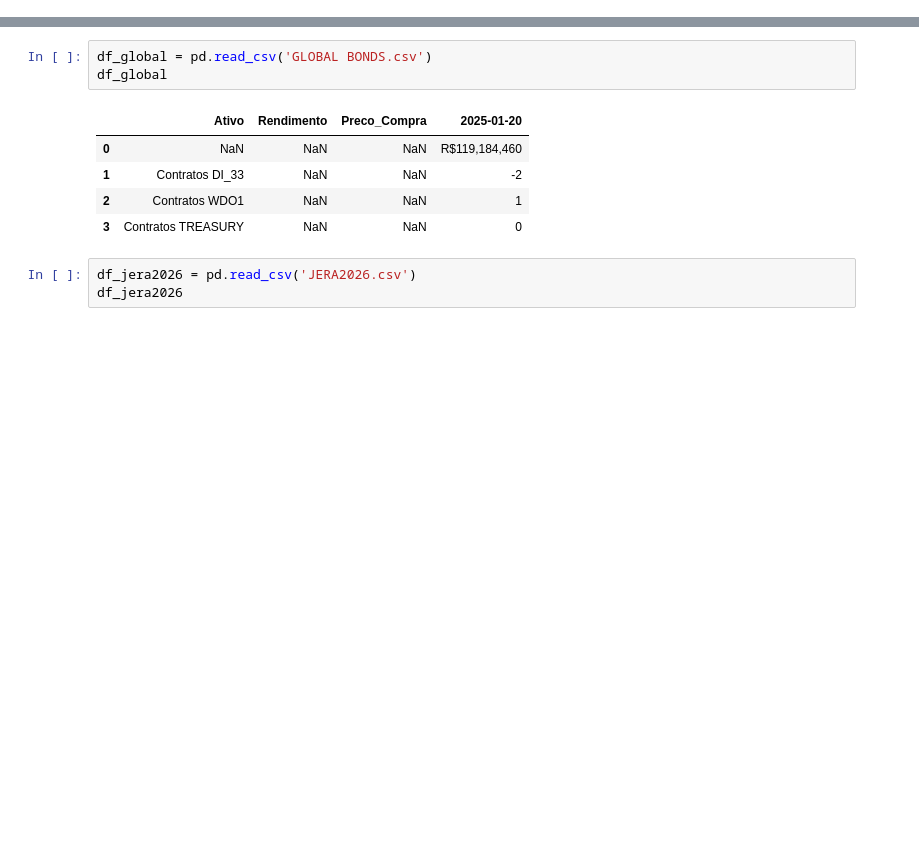
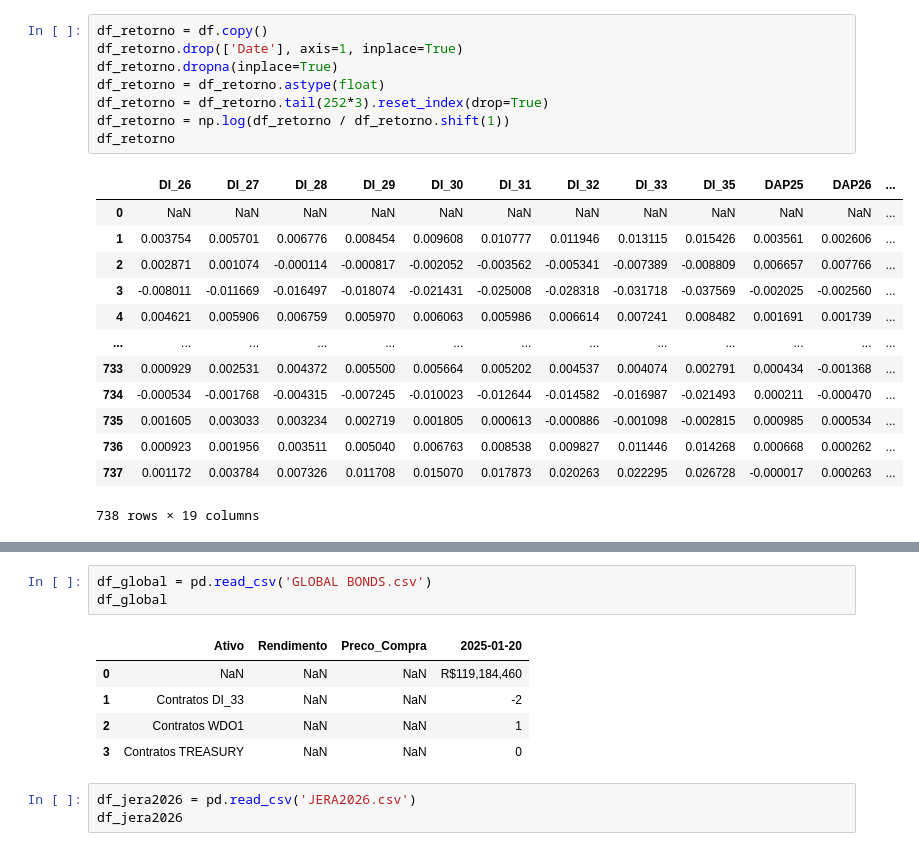
Before and after one commit to AFINVEST/Projeto-Gestao-Risco, a Jupyter notebook: Teste.ipynb, the cells around one changed output, grey strips where cells are left out. Saved outputs shown, nothing was run; the diff lists cells and outputs as text; blank space fills up the shorter version.

```diff
--- a/Teste.ipynb
+++ b/Teste.ipynb
@@ -2,0 +41,22 @@ import pandas as pd
+# %%
+df_retorno = df.copy()
+df_retorno.drop(['Date'], axis=1, inplace=True)
+df_retorno.dropna(inplace=True)
+df_retorno = df_retorno.astype(float)
+df_retorno = df_retorno.tail(252*3).reset_index(drop=True)
+df_retorno = np.log(df_retorno / df_retorno.shift(1))
+df_retorno
+# %% [output]
+|  | DI_26 | DI_27 | DI_28 | DI_29 | DI_30 | DI_31 | DI_32 | DI_33 | DI_35 | DAP25 | DAP26 | ... |
+| 0 | NaN | NaN | NaN | NaN | NaN | NaN | NaN | NaN | NaN | NaN | NaN | ... |
+| 1 | 0.003754 | 0.005701 | 0.006776 | 0.008454 | 0.009608 | 0.010777 | 0.011946 | 0.013115 | 0.015426 | 0.003561 | 0.002606 | ... |
+| 2 | 0.002871 | 0.001074 | -0.000114 | -0.000817 | -0.002052 | -0.003562 | -0.005341 | -0.007389 | -0.008809 | 0.006657 | 0.007766 | ... |
+| 3 | -0.008011 | -0.011669 | -0.016497 | -0.018074 | -0.021431 | -0.025008 | -0.028318 | -0.031718 | -0.037569 | -0.002025 | -0.002560 | ... |
+| 4 | 0.004621 | 0.005906 | 0.006759 | 0.005970 | 0.006063 | 0.005986 | 0.006614 | 0.007241 | 0.008482 | 0.001691 | 0.001739 | ... |
+| ... | ... | ... | ... | ... | ... | ... | ... | ... | ... | ... | ... | ... |
+| 733 | 0.000929 | 0.002531 | 0.004372 | 0.005500 | 0.005664 | 0.005202 | 0.004537 | 0.004074 | 0.002791 | 0.000434 | -0.001368 | ... |
+| 734 | -0.000534 | -0.001768 | -0.004315 | -0.007245 | -0.010023 | -0.012644 | -0.014582 | -0.016987 | -0.021493 | 0.000211 | -0.000470 | ... |
+| 735 | 0.001605 | 0.003033 | 0.003234 | 0.002719 | 0.001805 | 0.000613 | -0.000886 | -0.001098 | -0.002815 | 0.000985 | 0.000534 | ... |
+| 736 | 0.000923 | 0.001956 | 0.003511 | 0.005040 | 0.006763 | 0.008538 | 0.009827 | 0.011446 | 0.014268 | 0.000668 | 0.000262 | ... |
+| 737 | 0.001172 | 0.003784 | 0.007326 | 0.011708 | 0.015070 | 0.017873 | 0.020263 | 0.022295 | 0.026728 | -0.000017 | 0.000263 | ... |
+738 rows × 19 columns
```
Also changed, not shown: parts of 14 cells of this notebook, 18 other files.
